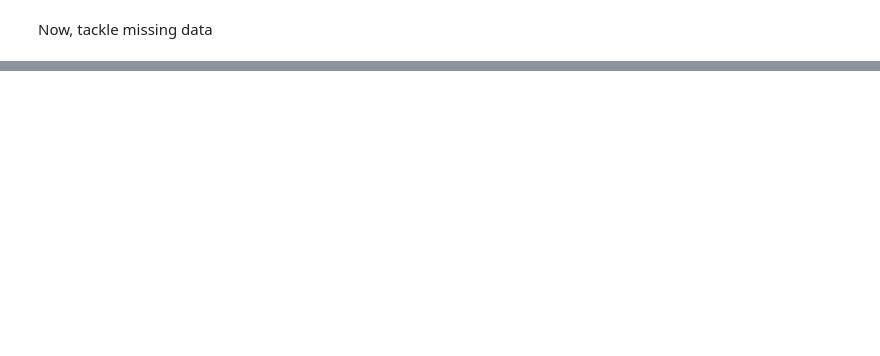
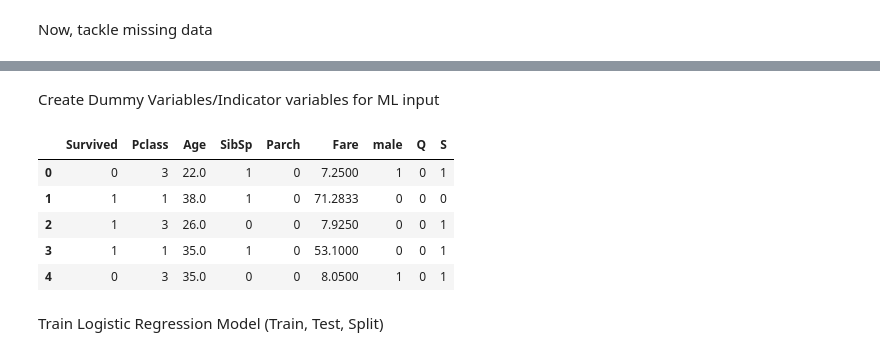
Before and after one commit to Daniela-q-m/Python-ML, a Jupyter notebook: Logistic Regression Practice-Titanic Challenge, kaggle.ipynb, the cells around one changed output, grey strips where cells are left out. Saved outputs shown, nothing was run; the diff lists cells and outputs as text; code cells hidden in the pictures; blank space fills up the shorter version.

Commit message:
Model Evaluation

```diff
--- a/Logistic Regression Practice-Titanic Challenge, kaggle.ipynb
+++ b/Logistic Regression Practice-Titanic Challenge, kaggle.ipynb
@@ -163,0 +161,4 @@ def age_replace(columns): #Pass the column for age first, then pass in the colum
+# %%
+#Eliminate Cabin column due to large amount of missing data
+train.drop('Cabin',axis=1,inplace=True)
+train.head()
@@ -163,0 +172,23 @@ def age_replace(columns): #Pass the column for age first, then pass in the colum
+# %%
+train.dropna(inplace=True) #Drop any remaining missing values
+# %% [markdown]
+Create Dummy Variables/Indicator variables for ML input
+# %%
+#Avoid multi colinearity by making independent dataframe for male/ femaleand embark  with 'drop_first'
+sex = pd.get_dummies(train['Sex'],drop_first=True)
+embark = pd.get_dummies(train['Embarked'],drop_first=True)
+# %%
+#Delete Sex, Embarked, Name and Ticket from df, concatenate new indicator variables created
+#Drop additional categories that do not provide additional information to ML algorithm
+train.drop(['Sex','Embarked','Name','Ticket','PassengerId'],axis=1,inplace=True)
+train = pd.concat([train,sex,embark],axis=1)
+train.head()
+# %% [output]
+|  | Survived | Pclass | Age | SibSp | Parch | Fare | male | Q | S |
+| 0 | 0 | 3 | 22.0 | 1 | 0 | 7.2500 | 1 | 0 | 1 |
+| 1 | 1 | 1 | 38.0 | 1 | 0 | 71.2833 | 0 | 0 | 0 |
+| 2 | 1 | 3 | 26.0 | 0 | 0 | 7.9250 | 0 | 0 | 1 |
+| 3 | 1 | 1 | 35.0 | 1 | 0 | 53.1000 | 0 | 0 | 1 |
+| 4 | 0 | 3 | 35.0 | 0 | 0 | 8.0500 | 1 | 0 | 1 |
+# %% [markdown]
+Train Logistic Regression Model (Train, Test, Split)
```
Also changed, not shown: parts of 17 cells of this notebook.
